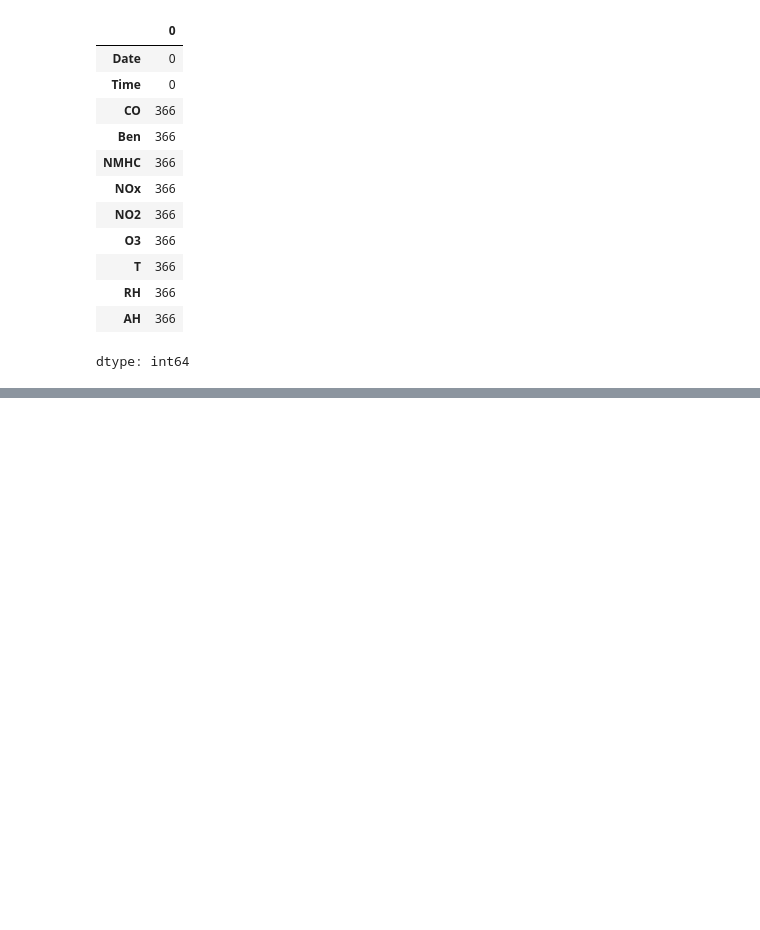
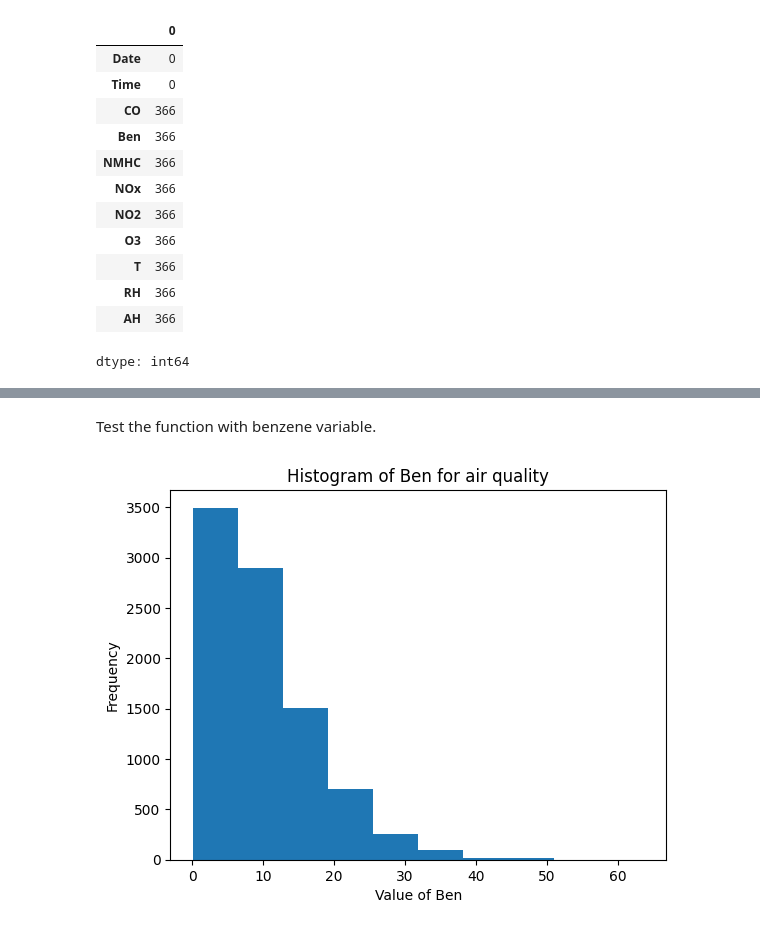
Before and after one commit to bingxiaochen/ST-554-Project1, a Jupyter notebook: Task2/Project1_Task2_Hui.ipynb, the cells around one changed output, grey strips where cells are left out. Cells and saved outputs as stored; diff of their text form; code cells hidden in the pictures; blank space fills up the shorter version.

Commit message:
Created a function to produce histograms for variables of interest

```diff
--- a/Task2/Project1_Task2_Hui.ipynb
+++ b/Task2/Project1_Task2_Hui.ipynb
@@ -107,0 +120,24 @@ X_df.describe().round(4) # Get the summary table to understand the numberic varv
+# %%
+import pandas as pd
+import matplotlib.pyplot as plt
+
+def plot_hist(df, var, bins = None):
+    """
+    Fuction to plot histgram showing the distribution of
+    selected variable with an optional user-defined bin size.
+    """
+    df[var].plot.hist(bins = bins)
+    if bins != None:
+        bins = bins
+    else:
+         bins = None
+    plt.xlabel(f"Value of {var}")
+    plt.title(f"Histogram of {var} for air quality")
+    plt.show()
+    return None
+# %% [markdown]
+Test the function with benzene variable.
+# %%
+plot_hist(X_df, "Ben", bins = 10)
+# %% [output]
+[figure, added]
```
Also changed, not shown: parts of 13 cells of this notebook.
